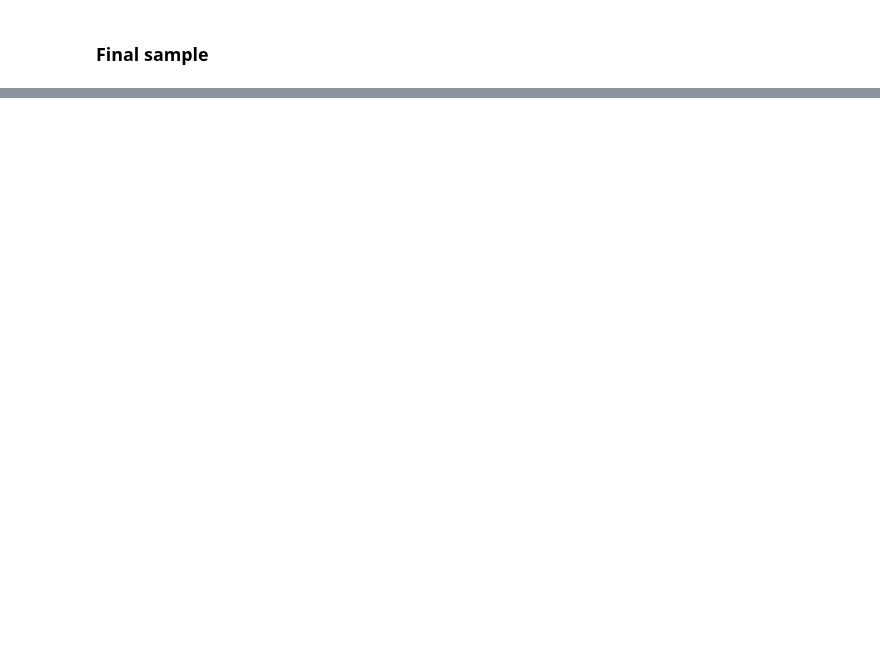
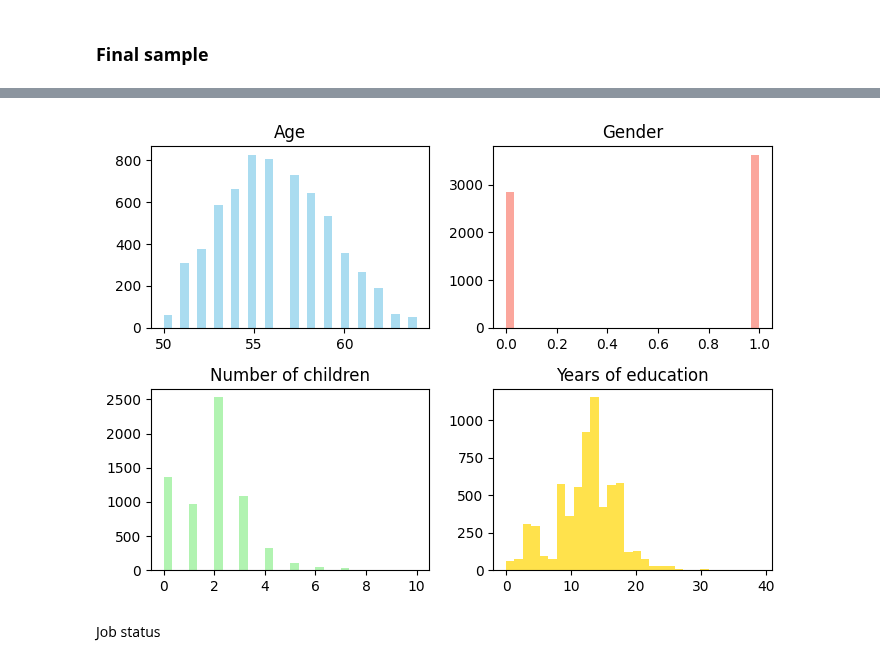
Before and after one commit to lugovalexa/MH-old-workers, a Jupyter notebook: notebooks/creating_dataset_sharelife.ipynb, the cells around one changed output, grey strips where cells are left out. Drawn from its saved outputs; the diff is of its cells as text; code cells hidden in the pictures; blank space fills up the shorter version.

```diff
--- a/notebooks/creating_dataset_sharelife.ipynb
+++ b/notebooks/creating_dataset_sharelife.ipynb
@@ -922,0 +932,4 @@ df["work_horizon_change"] = df.apply(calculate_horizon_change, axis=1)
+# %%
+isco = df["isco"].value_counts().to_frame().reset_index()
+isco = isco[isco["count"] >= 10]
+df = df[df["isco"].isin(isco["isco"].unique())].reset_index(drop=True)
@@ -956,0 +989,22 @@ df.mergeid.nunique()
+# %%
+fig, axs = plt.subplots(2, 2, figsize=(7, 5))
+
+axs[0, 0].hist(df["age"], bins=30, color="skyblue", alpha=0.7)
+axs[0, 0].set_title("Age")
+
+axs[0, 1].hist(df["gender"], bins=30, color="salmon", alpha=0.7)
+axs[0, 1].set_title("Gender")
+
+axs[1, 0].hist(df["nb_children"], bins=30, color="lightgreen", alpha=0.7)
+axs[1, 0].set_title("Number of children")
+
+axs[1, 1].hist(df["yrseducation"], bins=30, color="gold", alpha=0.7)
+axs[1, 1].set_title("Years of education")
+
+plt.tight_layout()
+
+plt.show()
+# %% [output]
+[figure, added]
+# %% [markdown]
+Job status
```
Also changed, not shown: parts of 41 cells of this notebook, 1 other file.
